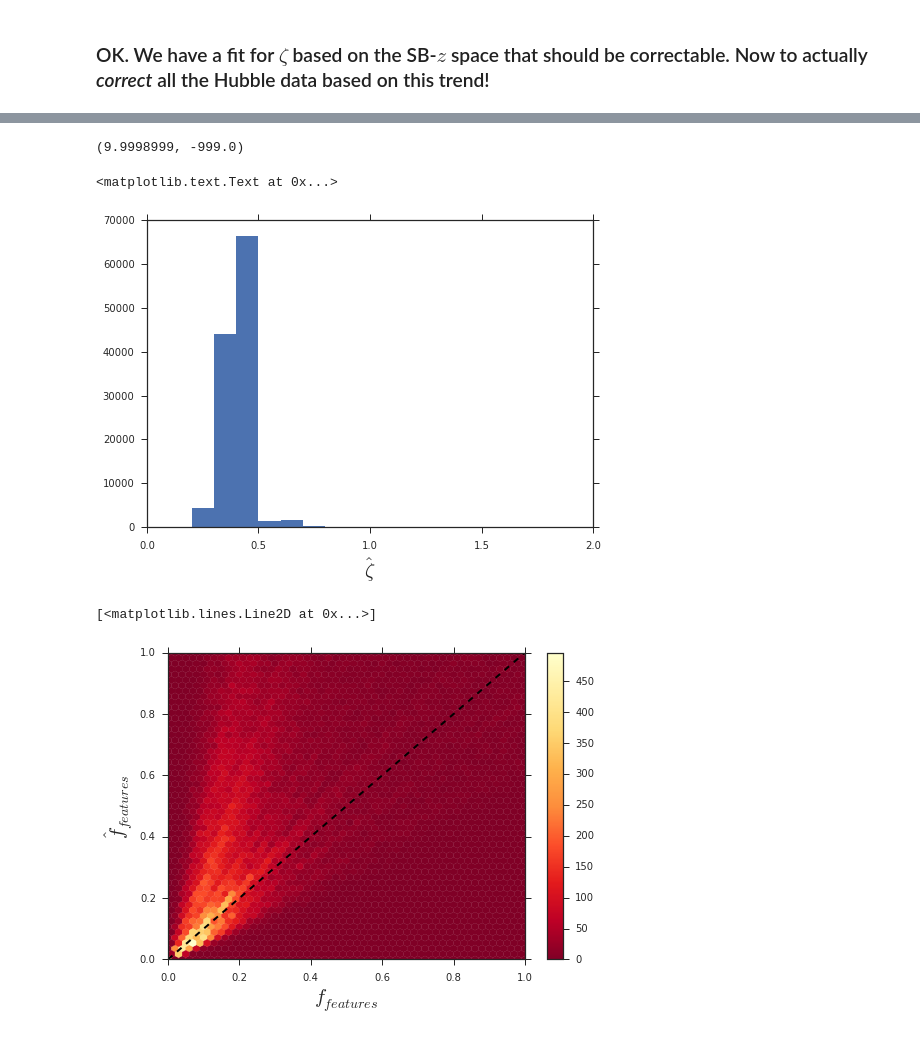
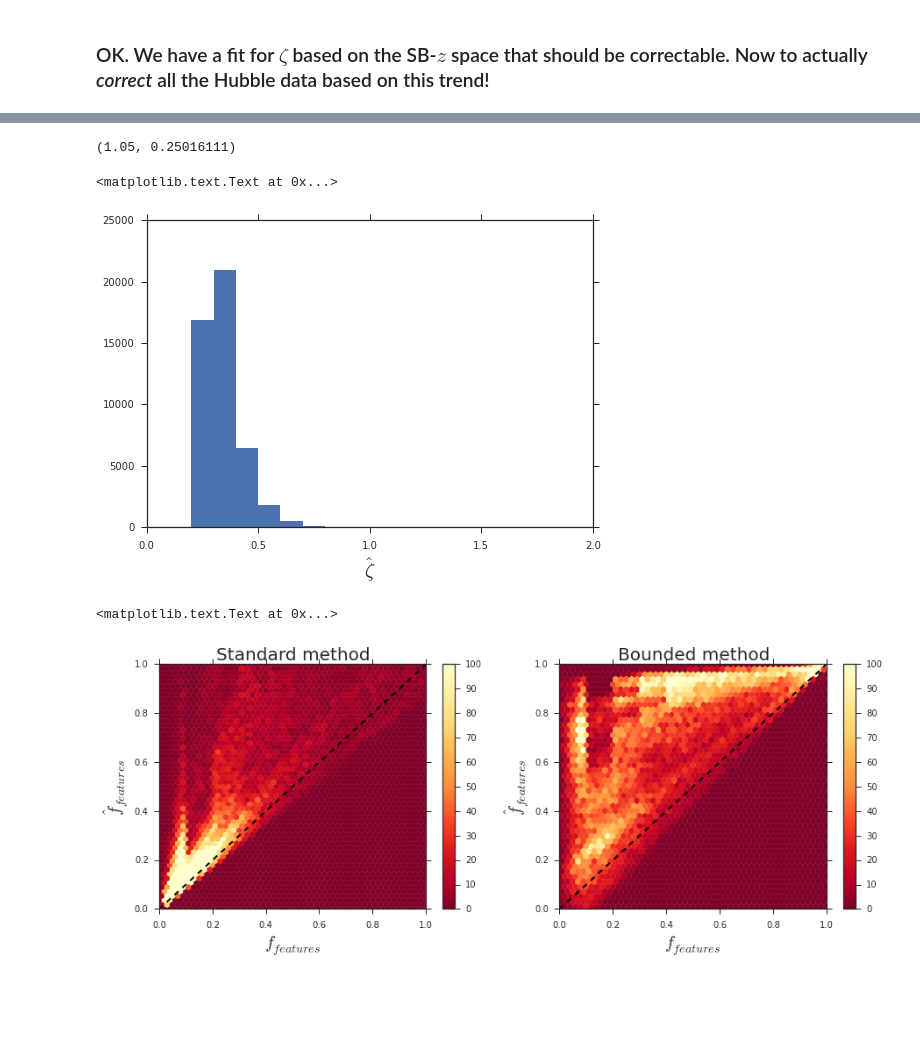
Before and after one commit to willettk/gzhubble, a Jupyter notebook: python/zeta.ipynb, the cells around one changed output, grey strips where cells are left out. Cells and saved outputs as stored; diff of their text form; code cells hidden in the pictures; blank space fills up the shorter version.

Commit message:
Adding Melanie's function

```diff
--- a/python/zeta.ipynb
+++ b/python/zeta.ipynb
@@ -22,7 +22,7 @@ unique_galaxies = set(data['sdss_id'])
 z0ind = np.zeros(len(data),dtype=bool)
 for ug in unique_galaxies:
     ind = (data['sdss_id'] == ug)
-    if data[ind]['sim_redshift'].min() < 0.501:
+    if data[ind]['sim_redshift'].min() < 0.301:
         z0ind[ind] = True
 
 data_z0 = data[z0ind]
@@ -238,8 +238,8 @@ For a slightly improved correction, fit with the linear function such that log_1
 # %% [markdown]
 ### OK. We have a fit for $\zeta$ based on the SB-$z$ space that should be correctable. Now to actually *correct* all the Hubble data based on this trend!
 # %%
-#hstdata = Table.read("/Users/willettk/Astronomy/Research/GalaxyZoo/fits/gz_hst_acs_all.fits",1)
+hstdata = Table.read("/Users/willettk/Astronomy/Research/GalaxyZoo/fits/gz_hst_acs_all.fits",1)
 
 # Mel's HST data where she has identified galaxies that can be corrected
 
-hstdata = Table.read('/Users/willettk/Astronomy/Research/GalaxyZoo/gzhubble/')
+debiasable_data = Table.read('/Users/willettk/Astronomy/Research/GalaxyZoo/gzhubble/data/hubble_debiasable.csv')
@@ -249,0 +261,12 @@ $\hat f = f \times e^{z/{\hat\zeta}}$
+# %%
+def fhat(f,z,z0=0.3,zeta_hat=0.5):
+
+    val = f * np.exp((z - z0)/ zeta_hat)
+
+    return val
+
+def fhat_mel(f,z,z0=0.3,zeta_hat=0.5):
+
+    val = 1. - (1. - f)*np.exp(-(z - z0)/ zeta_hat)
+
+    return val
@@ -261,7 +314,7 @@ z0 = 0.3
 
 print(hstdata['Z'].max(),hstdata['Z'].min())
 # %% [output]
-(9.9998999, -999.0)
+(1.05, 0.25016111)
 # %%
 mu = hstdata['MU_HI']
 zeta_hat = 10**(slope * mu + intercept)
@@ -269,32 +322,48 @@ plt.hist(zeta_hat[np.isfinite(zeta_hat)],bins=20,range=(0,2))
 plt.xlabel(r'$\hat\zeta$',fontsize=20)
 # %% [output]
 <matplotlib.text.Text at 0x...>
-[figure, old version]
+[figure, new version]
 # %%
 old = hstdata['t01_smooth_or_features_a02_features_or_disk_weighted_fraction']
-new = old * np.exp((hstdata['Z'] - z0)/ zeta_hat)
+new = fhat(old,hstdata['Z'],z0,zeta_hat)
 good_z = (hstdata['Z'] > 0.) & (hstdata['Z'] < 9.) & (new <= 1.)
+bad_z = (hstdata['Z'] > 0.) & (hstdata['Z'] < 9.) & (new > 1.)
 
 '''
 fig = plt.figure(figsize=(10,10))
 ax = fig.add_subplot(111)
 #ax.scatter(old[good_z],new[good_z])
 ax.set_xlabel(r'$f_{features}$',fontsize=20)
 ax.set_ylabel(r'$\hat f_{features}$',fontsize=20)
 ax.set_ylim(0,1)
 '''
 
 # 2D histogram of new p_features distribution
-plt.hexbin(old[good_z],new[good_z], cmap=plt.cm.YlOrRd_r,gridsize=50)
-plt.xlabel(r'$f_{features}$',fontsize=20)
-plt.ylabel(r'$\hat f_{features}$',fontsize=20)
-cb = plt.colorbar()
+fig = plt.figure(figsize=(15,5))
+ax1 = fig.add_subplot(121)
+hex1 = ax1.hexbin(old[good_z],new[good_z], cmap=plt.cm.YlOrRd_r,gridsize=50,vmax=100)
+ax1.set_xlabel(r'$f_{features}$',fontsize=20)
+ax1.set_ylabel(r'$\hat f_{features}$',fontsize=20)
+cb1 = plt.colorbar(hex1)
+ax1.set_title('Standard method',fontsize=20)
 
 # Add the one-to-one line for comparision.
 # Upper left = boosted p_features for z > 0.3
 # Lower right = depressed p_features for z < 0.3
 
-plt.plot([0,1],[0,1],color='k',lw=2,ls='--')
+ax1.plot([0,1],[0,1],color='k',lw=2,ls='--')
+
+# Try it with Mel's new function
+new2 = fhat_mel(old,hstdata['Z'],z0,zeta_hat)
+ax2 = fig.add_subplot(122)
+hex2 = ax2.hexbin(old,new2, cmap=plt.cm.YlOrRd_r,gridsize=50,vmax=100)
+ax2.set_xlabel(r'$f_{features}$',fontsize=20)
+ax2.set_ylabel(r'$\hat f_{features}$',fontsize=20)
+ax2.set_xlim(0,1)
+ax2.set_ylim(0,1)
+cb2 = plt.colorbar(hex2)
+ax2.plot([0,1],[0,1],color='k',lw=2,ls='--')
+ax2.set_title('Bounded method',fontsize=20)
 # %% [output]
-[<matplotlib.lines.Line2D at 0x...>]
+<matplotlib.text.Text at 0x...>
-[figure, old version]
+[figure, new version]
```
Also changed, not shown: parts of 9 cells of this notebook.
